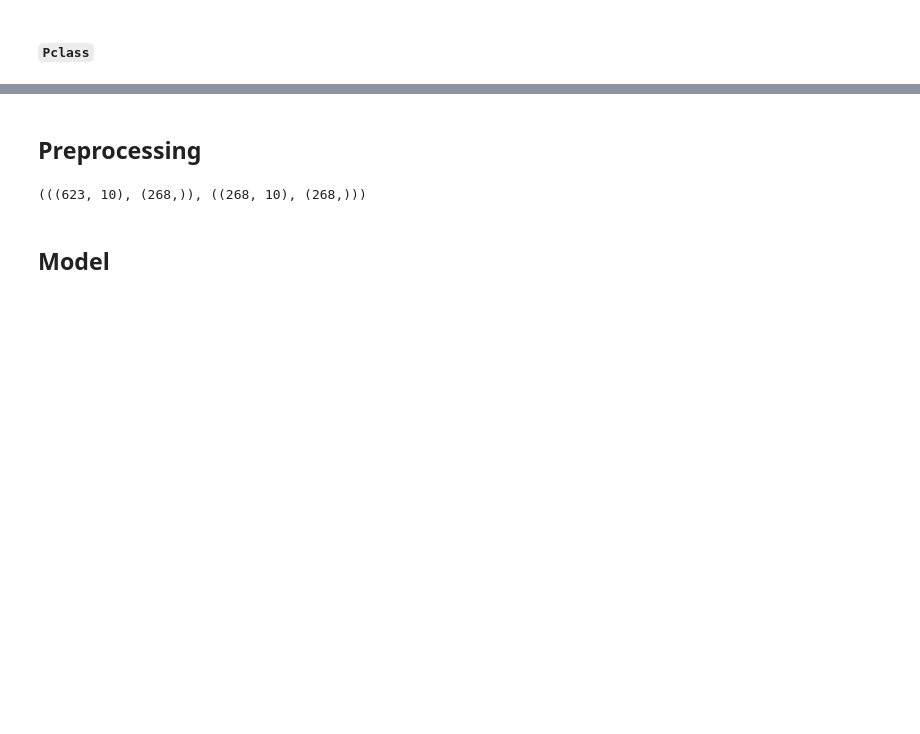
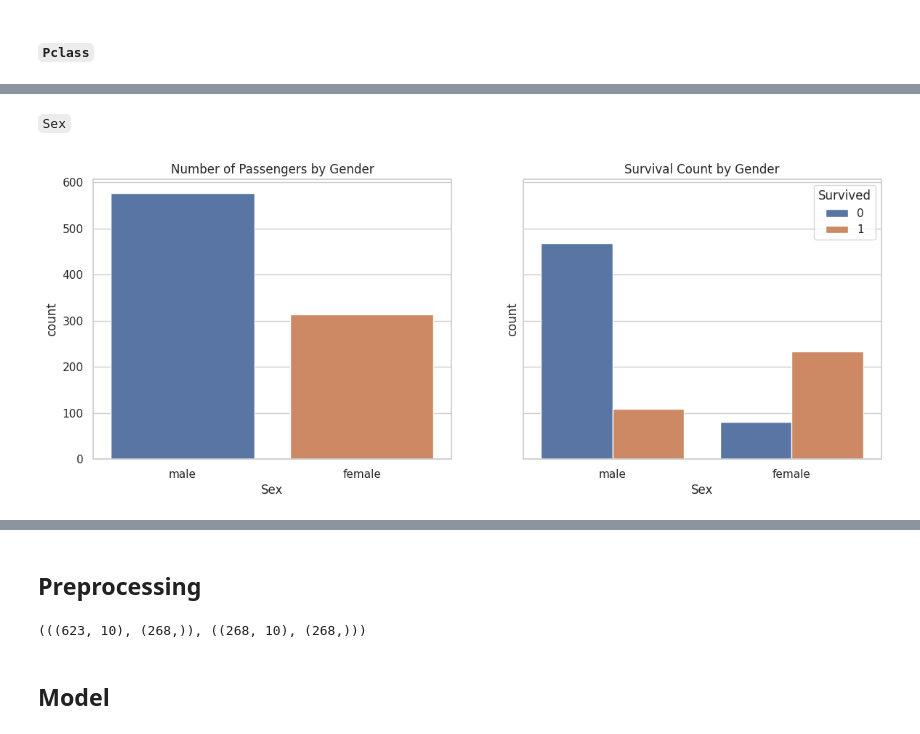
Before and after one commit to dtuleva/Kaggle_Competitions, a Jupyter notebook: titanic_machine_learning_from_disaster.ipynb, the cells around one changed output, grey strips where cells are left out. Drawn from its saved outputs; the diff is of its cells as text; code cells hidden in the pictures; blank space fills up the shorter version.

```diff
--- a/titanic_machine_learning_from_disaster.ipynb
+++ b/titanic_machine_learning_from_disaster.ipynb
@@ -172,0 +184,11 @@ plt.show()
+# %% [markdown]
+`Sex`
+# %%
+fig, axes = plt.subplots(1, 2, figsize = (14, 5), sharey = True)
+
+sns.countplot(data = titanic_data, x = "Sex", ax = axes[0]).set(title='Number of Passengers by Gender')
+sns.countplot(data = titanic_data, x = "Sex", hue = "Survived", ax = axes[1]).set(title='Survival Count by Gender')
+
+plt.show()
+# %% [output]
+[figure, added]
```
Also changed, not shown: parts of 6 cells of this notebook.
